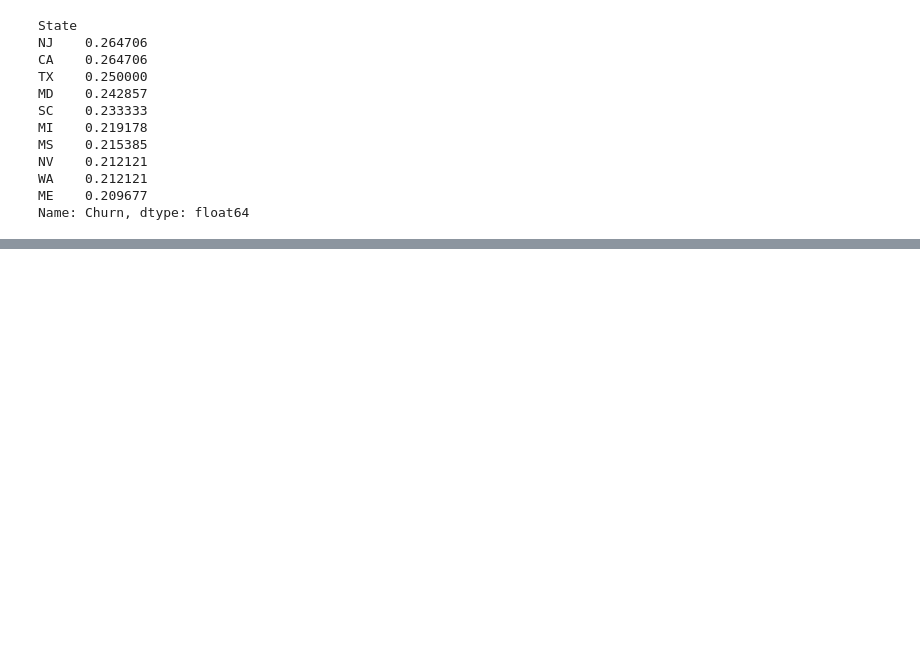
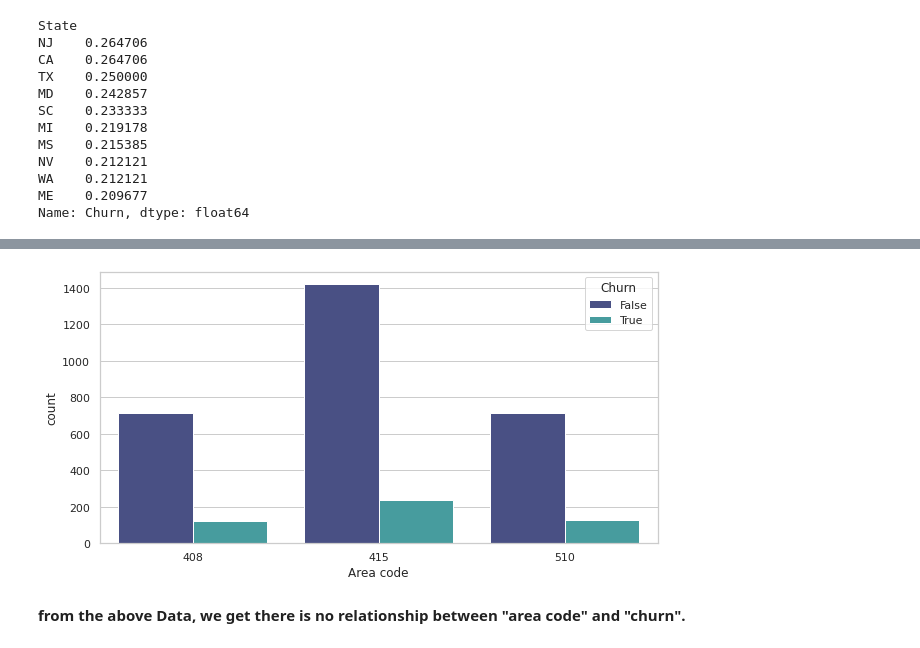
Before and after one commit to Ankitgpt357/EDA-telecom_churn-analysis2, a Jupyter notebook: My_EDA_telecom_churn_analysis.ipynb, the cells around one changed output, grey strips where cells are left out. Saved outputs shown, nothing was run; the diff lists cells and outputs as text; code cells hidden in the pictures; blank space fills up the shorter version.

```diff
--- a/My_EDA_telecom_churn_analysis.ipynb
+++ b/My_EDA_telecom_churn_analysis.ipynb
@@ -414,0 +452,8 @@ Name: Churn, dtype: float64
+# %%
+sns.set(style="whitegrid")
+ax = sns.countplot(x='Area code', hue="Churn", data=telecom, palette = "mako")
+plt.show()
+# %% [output]
+[figure, added]
+# %% [markdown]
+**from the above Data, we get there is no relationship between "area code" and "churn".**
```
Also changed, not shown: parts of 25 cells of this notebook.
